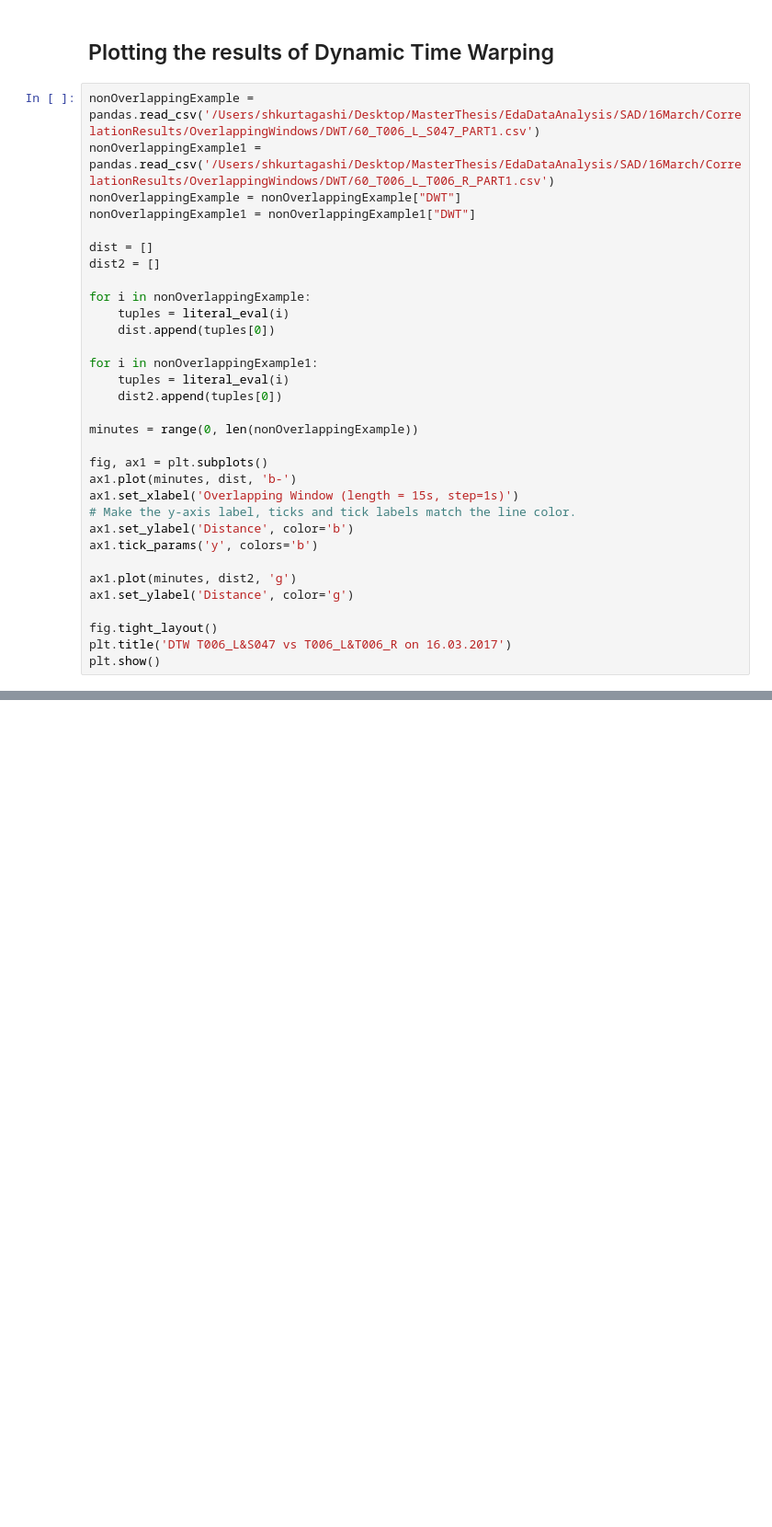
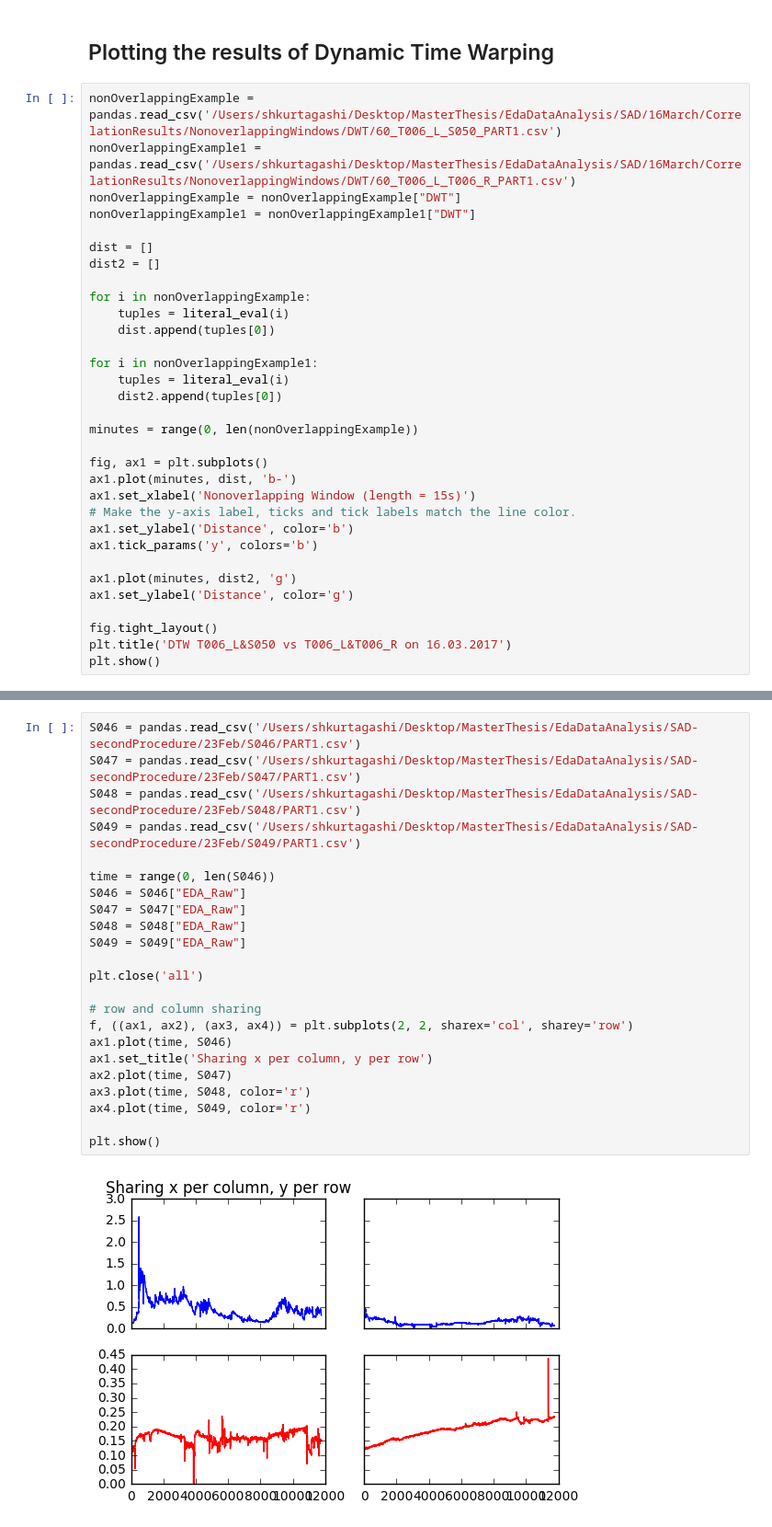
Before and after one commit to shkurtagashi/teacher-student-data-analysis, a Jupyter notebook: EDA-Analysis-Functions2-Latest.ipynb, the cells around one changed output, grey strips where cells are left out. Shown at 92% size. Drawn from its saved outputs; the diff is of its cells as text; blank space fills up the shorter version.

```diff
--- a/EDA-Analysis-Functions2-Latest.ipynb
+++ b/EDA-Analysis-Functions2-Latest.ipynb
@@ -1382,8 +1488,8 @@ while i < len(dates):
 # %% [markdown]
 ## Plotting the results of Dynamic Time Warping
 # %%
-nonOverlappingExample = pandas.read_csv('/Users/shkurtagashi/Desktop/MasterThesis/EdaDataAnalysis/SAD/16March/CorrelationResults/OverlappingWindows/DWT/60_T006_L_S047_PART1.csv')
-nonOverlappingExample1 = pandas.read_csv('/Users/shkurtagashi/Desktop/MasterThesis/EdaDataAnalysis/SAD/16March/CorrelationResults/OverlappingWindows/DWT/60_T006_L_T006_R_PART1.csv')
+nonOverlappingExample = pandas.read_csv('/Users/shkurtagashi/Desktop/MasterThesis/EdaDataAnalysis/SAD/16March/CorrelationResults/NonoverlappingWindows/DWT/60_T006_L_S050_PART1.csv')
+nonOverlappingExample1 = pandas.read_csv('/Users/shkurtagashi/Desktop/MasterThesis/EdaDataAnalysis/SAD/16March/CorrelationResults/NonoverlappingWindows/DWT/60_T006_L_T006_R_PART1.csv')
 nonOverlappingExample = nonOverlappingExample["DWT"]
 nonOverlappingExample1 = nonOverlappingExample1["DWT"]
 
@@ -1402,7 +1508,7 @@ minutes = range(0, len(nonOverlappingExample))
 
 fig, ax1 = plt.subplots()
 ax1.plot(minutes, dist, 'b-')
-ax1.set_xlabel('Overlapping Window (length = 15s, step=1s)')
+ax1.set_xlabel('Nonoverlapping Window (length = 15s)')
 # Make the y-axis label, ticks and tick labels match the line color.
 ax1.set_ylabel('Distance', color='b')
 ax1.tick_params('y', colors='b')
@@ -1411,6 +1517,6 @@ ax1.plot(minutes, dist2, 'g')
 ax1.set_ylabel('Distance', color='g')
 
 fig.tight_layout()
-plt.title('DTW T006_L&S047 vs T006_L&T006_R on 16.03.2017')
+plt.title('DTW T006_L&S050 vs T006_L&T006_R on 16.03.2017')
 plt.show()
 # %% [output]
@@ -1427,0 +1563,25 @@ array([ 1453.43429637])
+# %%
+S046 = pandas.read_csv('/Users/shkurtagashi/Desktop/MasterThesis/EdaDataAnalysis/SAD-secondProcedure/23Feb/S046/PART1.csv')
+S047 = pandas.read_csv('/Users/shkurtagashi/Desktop/MasterThesis/EdaDataAnalysis/SAD-secondProcedure/23Feb/S047/PART1.csv')
+S048 = pandas.read_csv('/Users/shkurtagashi/Desktop/MasterThesis/EdaDataAnalysis/SAD-secondProcedure/23Feb/S048/PART1.csv')
+S049 = pandas.read_csv('/Users/shkurtagashi/Desktop/MasterThesis/EdaDataAnalysis/SAD-secondProcedure/23Feb/S049/PART1.csv')
+
+time = range(0, len(S046))
+S046 = S046["EDA_Raw"]
+S047 = S047["EDA_Raw"]
+S048 = S048["EDA_Raw"]
+S049 = S049["EDA_Raw"]
+
+plt.close('all')
+
+# row and column sharing
+f, ((ax1, ax2), (ax3, ax4)) = plt.subplots(2, 2, sharex='col', sharey='row')
+ax1.plot(time, S046)
+ax1.set_title('Sharing x per column, y per row')
+ax2.plot(time, S047)
+ax3.plot(time, S048, color='r')
+ax4.plot(time, S049, color='r')
+
+plt.show()
+# %% [output]
+[figure, added]
```
Also changed, not shown: parts of 24 cells of this notebook.
